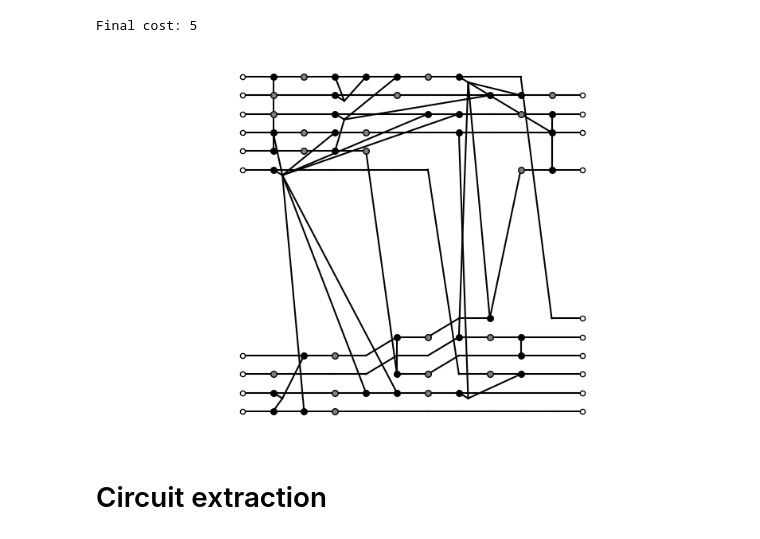
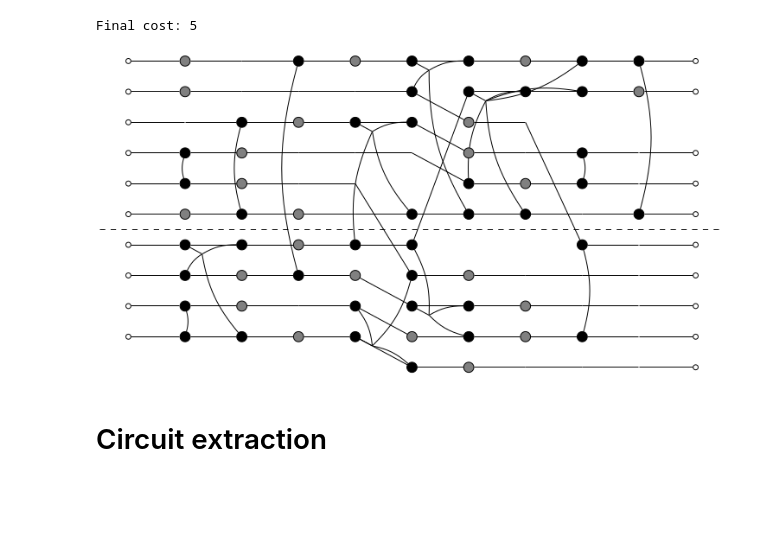
Before and after one commit to felix-burt/DISQCO, a Jupyter notebook: Demos/Grouping_vs_standard.ipynb, the cells around one changed output. Saved outputs shown, nothing was run; the diff lists cells and outputs as text; code cells hidden in the pictures; blank space fills up the shorter version.

```diff
--- a/Demos/Grouping_vs_standard.ipynb
+++ b/Demos/Grouping_vs_standard.ipynb
@@ -137,45 +106,25 @@ mpl_fig = hypergraph_to_matplotlib(
 Below is just an example of a mutli-level algorithm which has used a coarsening routine. You can see that the solution should be better and the figure should look a bit cleaner too.
 # %%
 from disqco.parti.FM.FM_main import run_FM
-
-node_counts = len(graph.nodes)
-
-move_limit = node_counts * 0.125
 
 final_cost_grouped, final_assignment_grouped, cost_list_grouped = run_FM(
     graph_grouped,
     assignment,
-    qpu_info,
-    num_partitions,
-    limit=move_limit,
-    max_gain=4,
-    passes=100,
-    stochastic=True,
-    active_nodes=graph_grouped.nodes,
-    log=False,
-    add_initial=False,
-    costs=None
+    qpu_sizes
 )
 
 print(f'Final cost: {final_cost_grouped}')
 # %% [output]
 Final cost: 5
-# %%
-mpl_fig = hypergraph_to_matplotlib(
-    graph_grouped,
-    num_qubits,
-    final_assignment_grouped,
-    qpu_info,
-    depth,
-    xscale=10/depth,
-    yscale=6/num_qubits,
-    figsize=(10, 6),
-    save=False,
-    path=None,
-    ax=None
-)
-# %% [output]
-[figure, removed]
+# %%
+fig2_part = draw_graph_tikz(
+    graph_grouped,
+    final_assignment_grouped,
+    qpu_sizes
+)
+display(fig2_part)
+# %% [output]
+[figure, added]
 # %% [markdown]
 # Circuit extraction
 # %%
```
Also changed, not shown: parts of 14 cells of this notebook, 2 other files.
